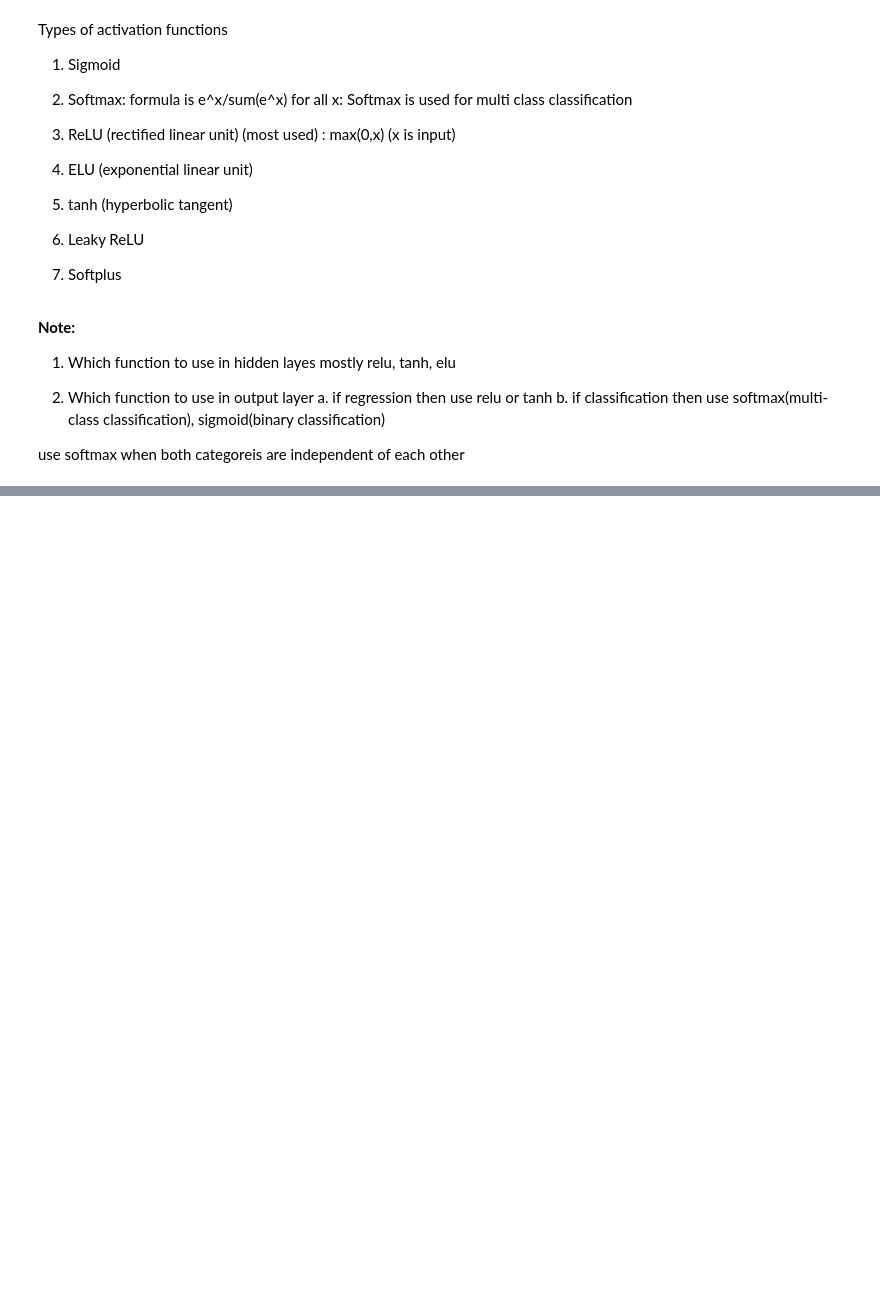
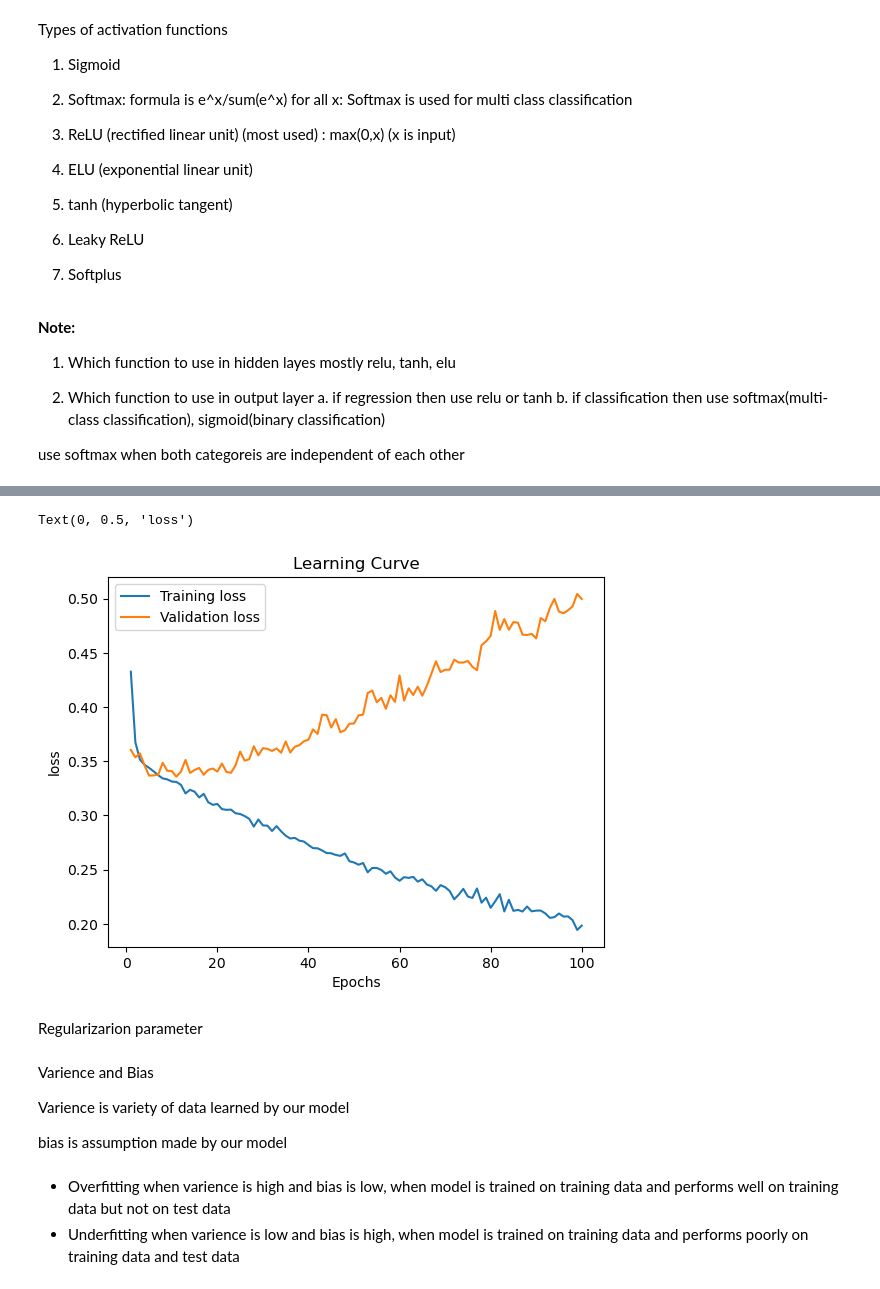
Before and after one commit to basavbamrah/training-sem-7, a Jupyter notebook: Deep_learning.ipynb, the cells around one changed output, grey strips where cells are left out. Saved outputs shown, nothing was run; the diff lists cells and outputs as text; code cells hidden in the pictures; blank space fills up the shorter version.

```diff
--- a/Deep_learning.ipynb
+++ b/Deep_learning.ipynb
@@ -112,7 +103,11 @@ ann=tf.keras.models.Sequential()
 # input layer
 ann.add(tf.keras.layers.Input(shape=12))
 # 1st hidden layer
-ann.add(tf.keras.layers.Dense(units=24,activation='relu'))
+ann.add(tf.keras.layers.Dense(units=200,activation='relu'))
+ann.add(tf.keras.layers.Dropout(0.2))
+ann.add(tf.keras.layers.Dense(units=150,activation='relu'))
+ann.add(tf.keras.layers.Dropout(0.2))
+ann.add(tf.keras.layers.Dense(units=100,activation='relu'))
 
 # output layer
 
@@ -130,0 +169,5 @@ use softmax when both categoreis are independent of each other
+# %%
+ann.compile(optimizer='adam',loss='binary_crossentropy',metrics=['accuracy'])
+history=ann.fit(X_train,y_train,epochs=100,batch_size=32,validation_data=(X_test,y_test))
+
+history=history.history
@@ -130,0 +198,14 @@ use softmax when both categoreis are independent of each other
+# %%
+from matplotlib import pyplot as plt
+
+plt.plot(range(1,101),history['loss'])
+plt.plot(range(1,101),history['val_loss'])
+plt.legend(['Training loss','Validation loss'])
+plt.title('Learning Curve')
+plt.xlabel('Epochs')
+plt.ylabel('loss')
+# %% [output]
+Text(0, 0.5, 'loss')
+[figure, added]
+# %% [markdown]
+Regularizarion parameter
@@ -130,0 +214,9 @@ use softmax when both categoreis are independent of each other
+# %% [markdown]
+Varience and Bias
+
+Varience is variety of data learned by our model
+
+bias is assumption made by our model
+# %% [markdown]
+- Overfitting when varience is high and bias is low, when model is trained on training data and performs well on training data but not on test data
+- Underfitting when varience is low and bias is high, when model is trained on training data and performs poorly on training data and test data
```
Also changed, not shown: parts of 16 cells of this notebook.
